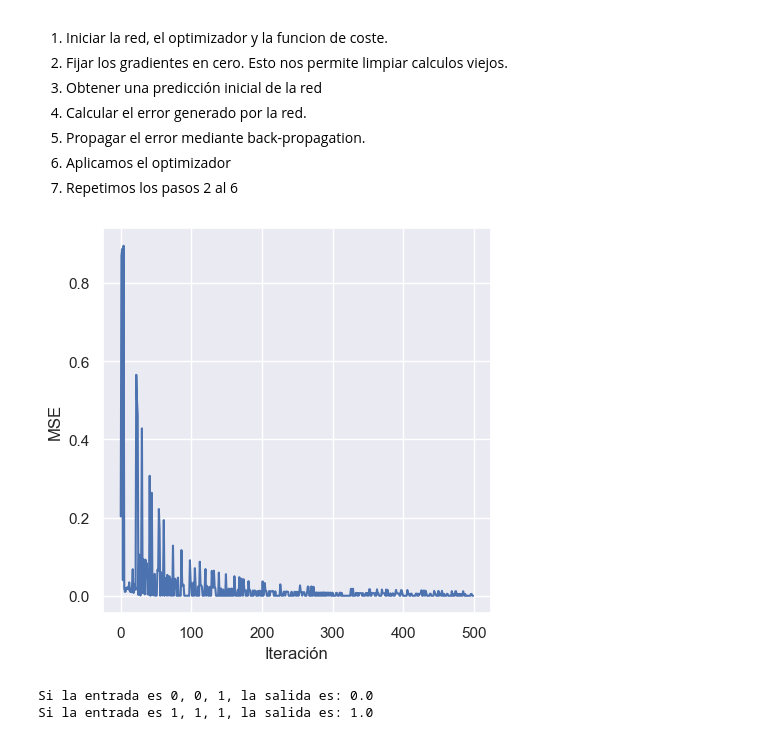
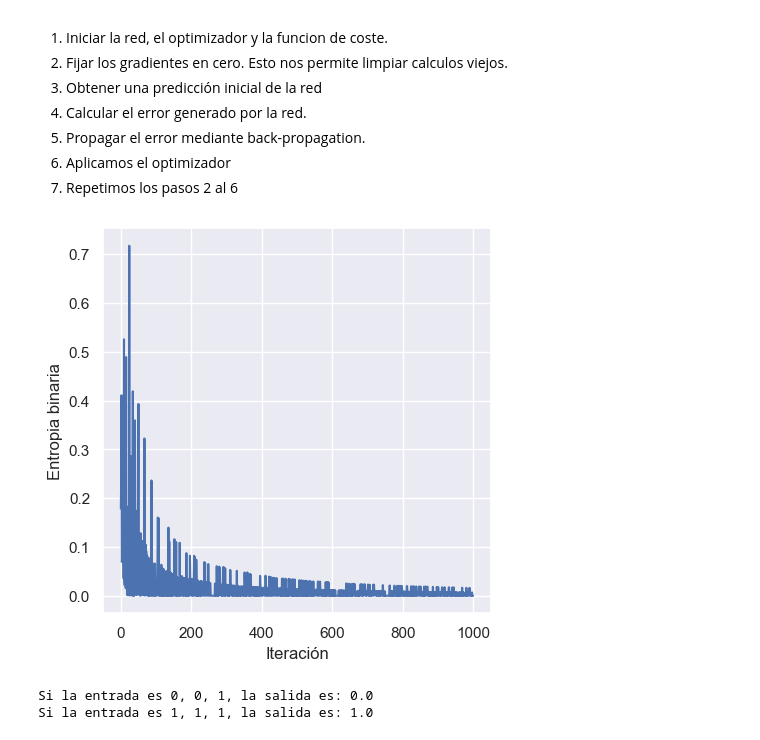
Before and after one commit to jcruz-ferreyra/aprMaqI_CEIA, a Jupyter notebook: clase6/jupyter_notebooks/pytorch.ipynb, the cells around one changed output. Cells and saved outputs as stored; diff of their text form; code cells hidden in the pictures.

```diff
--- a/clase6/jupyter_notebooks/pytorch.ipynb
+++ b/clase6/jupyter_notebooks/pytorch.ipynb
@@ -217,14 +217,14 @@ Entonces para entrenar debemos:
 # Creamos el perceptron de tres entrada y una salida
 net = perceptron(3, 1)
 # Usamos como funcion de error a MSE
-criterion = torch.nn.MSELoss()
+criterion = torch.nn.BCELoss()
 optimizer = torch.optim.SGD(net.parameters(), lr=1)
 
 # Creamos una lista que mida el error en el loop
 errors = list()
 
 # Realizamos la iteracion
-for epoch in range(500):
+for epoch in range(1000):
 
     # Para cada uno de los datos del dataset
     values = np.random.permutation(X.shape[0])
@@ -248,12 +248,12 @@ for epoch in range(500):
 # %%
 fig, ax = plt.subplots(figsize=(5,5))
 
 ax.plot(errors)
-ax.set_ylabel("MSE")
+ax.set_ylabel("Entropia binaria")
 ax.set_xlabel("Iteración")
 plt.show();
 # %% [output]
-[figure, old version]
+[figure, new version]
 # %%
 # Probemos a la red
 test_1 = net.digital_out(torch.tensor([0., 0, 1]))
```
Also changed, not shown: parts of 11 cells of this notebook.
